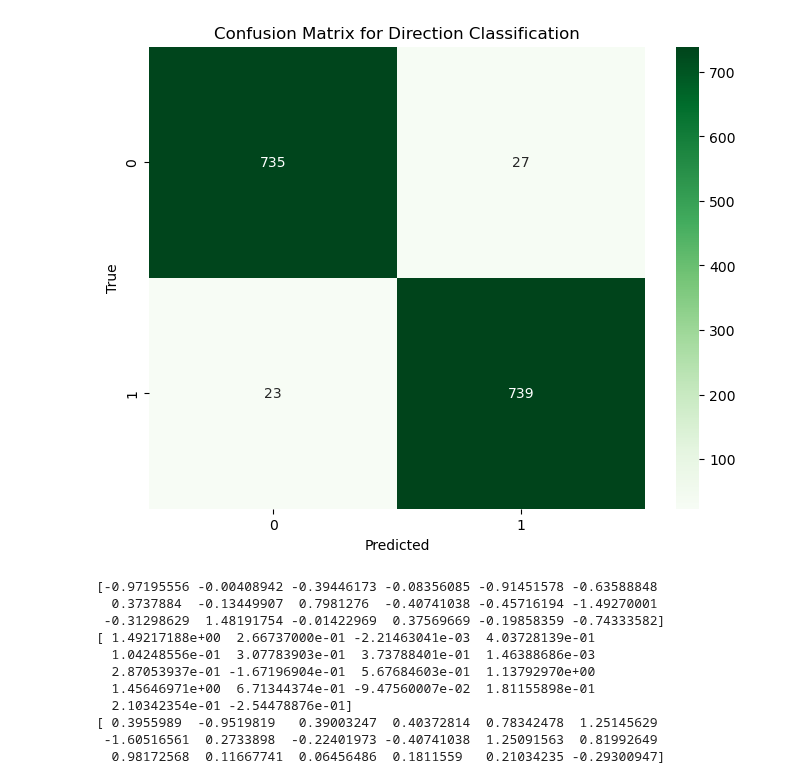
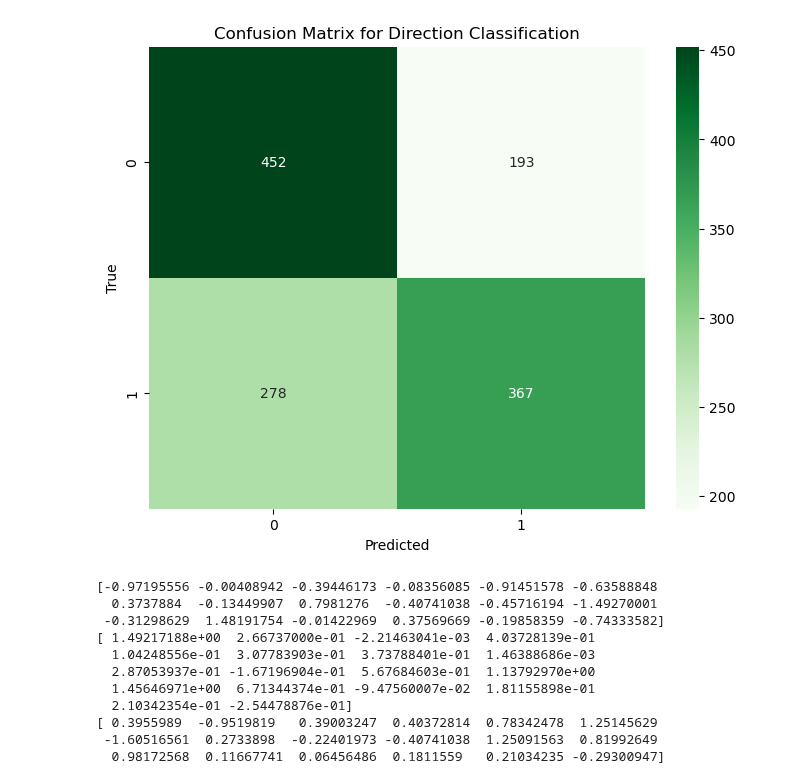
Before and after one commit to Logan-Kelsch/-ES-NN-test1, a Jupyter notebook: NN/NN_V3.0/dual_model.ipynb, the cells around one changed output. Saved outputs shown, nothing was run; the diff lists cells and outputs as text; code cells hidden in the pictures.

Commit message:
data-recollection and formatting

```diff
--- a/NN/NN_V3.0/dual_model.ipynb
+++ b/NN/NN_V3.0/dual_model.ipynb
@@ -28,12 +28,14 @@ from imblearn.over_sampling import SMOTE
 #LOAD DATA FROM CSV-------------------------------------------------------
 
 # Load the dataset
-data = pd.read_csv('catted_1.csv')
+data = pd.read_csv('catted_4.csv')
 
+#      'MOVE' 'DIR'
+testFor = 'MOVE'
 #testing random feature drops
 #TREND
 '''
-
+#data = data.drop(columns='FT')
 data = data.drop(columns='vel5')
 data = data.drop(columns='vel10')
 data = data.drop(columns='vel15')
@@ -53,7 +55,7 @@ data = data.drop(columns='NQ_diff')
 '''
 #PARTICIPATION
 
-
+'''
 #data = data.drop(columns='vol')
 data = data.drop(columns='vol10')
 data = data.drop(columns='vol15')
@@ -70,23 +72,24 @@ data = data.drop(columns='vpm10')
 data = data.drop(columns='vpm15')
 data = data.drop(columns='vpm30')
 data = data.drop(columns='vpm60')
-
+#data = data.drop(columns='ToD')
+#data = data.drop(columns='DoW')
+'''
 #CALENDAR
 
-#data = data.drop(columns='ToD')
-#data = data.drop(columns='DoW')
+
 #--------------------------------------
 #SOLUTION------------------------------
-#data = data.drop(columns='DIR')
-data = data.drop(columns='MOVE')
-#--------------------------------------
-#--------------------------------------
-data = data.drop(columns='FT')
+match testFor:
+    case 'MOVE':
+        data = data.drop(columns='DIR')
+    case _:
+        data = data.drop(columns='MOVE')
+
+
 data = data.drop(columns='FT.1')
 data = data.drop(columns='FT.2')
-#TEMP DROP PRE-DUAL-OUTPUT NN
 
-#data = data.drop(columns='CLASS')
 
 
 #confirming X and Y features post training
@@ -111,22 +114,23 @@ print(dict(zip(unique,counts)))
 #data = data.drop(data[data['feature'] condition].index)
 data = data.drop(data[data['MO'] < 1].index)
 
-upRows = data.drop(data[data['DIR'] != 'up'].index)
-dnRows = data.drop(data[data['DIR'] != 'dn'].index)
-#mvRows = data.drop(data[data['MOVE'] != 'mv'].index)
-#nmRows = data.drop(data[data['MOVE'] != 'nm'].index)
-
-#smallestClass = min(mvRows.index.size, nmRows.index.size)
-smallestClass = min(upRows.index.size, dnRows.index.size)
+match testFor:
+    case 'DIR':
+        upRows = data.drop(data[data['DIR'] != 'up'].index)
+        dnRows = data.drop(data[data['DIR'] != 'dn'].index)
+        smallestClass = min(upRows.index.size, dnRows.index.size)
+        upRows = upRows.iloc[0:smallestClass]
+        dnRows = dnRows.iloc[0:smallestClass]
+        optData = pd.concat([upRows, dnRows],axis=0)
+    case _:
+        mvRows = data.drop(data[data['MOVE'] != 'mv'].index)
+        nmRows = data.drop(data[data['MOVE'] != 'nm'].index)
+        smallestClass = min(mvRows.index.size, nmRows.index.size)
+        mvRows = mvRows.iloc[0:smallestClass]
+        nmRows = nmRows.iloc[0:smallestClass]
+        optData = pd.concat([mvRows, nmRows],axis=0)
 print('Smallest Class Size:',smallestClass,'\n')
 
-upRows = upRows.iloc[0:smallestClass]
-dnRows = dnRows.iloc[0:smallestClass]
-#mvRows = mvRows.iloc[0:smallestClass]#-2500]
-#nmRows = nmRows.iloc[0:smallestClass]#-2500]
-
-optData = pd.concat([upRows, dnRows],axis=0)
-#optData = pd.concat([mvRows, nmRows],axis=0)
 
 print("OCCURANCES IN OPT DATA FOR ", Yfeatures, ": ", sep='')
 unique, counts = np.unique(optData.iloc[:, -1].values, return_counts=True)
@@ -235,7 +239,7 @@ def loss_PunishReward(y_true, y_pred):
     bce = tf.keras.losses.binary_crossentropy(y_true, y_pred)
 
     # Define penalties for false negatives (y_true = 1, y_pred = 0)
-    false_negatives_penalty = 2.0  # Penalty for false negatives
+    false_negatives_penalty = 0.0  # Penalty for false negatives
     false_positives_penalty = 2.0  # Penalty for false positives
 
     # Define reward for true positives (y_true = 1, y_pred = 1)
@@ -361,9 +365,9 @@ from keras.optimizers.schedules import ExponentialDecay
 lr_schedule = ExponentialDecay(
     #good rough val to start, .25, good val to end at .0015.
     #5k epoch should be: .25, 8565, .9995, true
-    0.00025,
-    decay_steps=160,
-    decay_rate=.999,
+    0.05,
+    decay_steps=186,
+    decay_rate=.96,
     staircase=True)
 
 opt1 = SGD(learning_rate=0.0001)
@@ -372,22 +376,22 @@ opt3 = SGD(learning_rate=lr_schedule)
 
 #BUILD AND LOAD MODEL__________________________________________________________________________________________
 
-metric_callback = MetricBalancingCallback(metric='recall')
+metric_callback = MetricBalancingCallback(metric='accuracy')
 
 def build_model():
     model = tf.keras.Sequential([#currently 17 total features
-        tf.keras.layers.Dense(1024,kernel_initializer='he_normal',kernel_regularizer=tf.keras.regularizers.l2(0.01)),
-        tf.keras.layers.BatchNormalization(),
-        tf.keras.layers.Activation('relu'),
-        tf.keras.layers.Dropout(0.20),
-        tf.keras.layers.Dense(512,kernel_initializer='he_normal',kernel_regularizer=tf.keras.regularizers.l2(0.01)),
-        tf.keras.layers.BatchNormalization(),
-        tf.keras.layers.Activation('relu'),
-        tf.keras.layers.Dropout(0.20),
-        tf.keras.layers.Dense(512,kernel_initializer='he_normal',kernel_regularizer=tf.keras.regularizers.l2(0.01)),#,  kernel_regularizer=tf.keras.regularizers.l2(0.05)),
-        tf.keras.layers.BatchNormalization(),
-        tf.keras.layers.Activation('relu'),
-        tf.keras.layers.Dropout(0.20),
+        tf.keras.layers.Dense(2048),#,kernel_initializer='he_normal',kernel_regularizer=tf.keras.regularizers.l2(0.01)),
+        #tf.keras.layers.BatchNormalization(),
+        tf.keras.layers.Activation('leaky_relu'),
+        #tf.keras.layers.Dropout(0.40),
+        tf.keras.layers.Dense(1024),#,kernel_initializer='he_normal',kernel_regularizer=tf.keras.regularizers.l2(0.01)),
+        #tf.keras.layers.BatchNormalization(),
+        tf.keras.layers.Activation('leaky_relu'),
+        #tf.keras.layers.Dropout(0.40),
+        tf.keras.layers.Dense(512),#,kernel_initializer='he_normal',kernel_regularizer=tf.keras.regularizers.l2(0.01)),
+        #tf.keras.layers.BatchNormalization(),
+        tf.keras.layers.Activation('leaky_relu'),
+        #tf.keras.layers.Dropout(0.40),
         #tf.keras.layers.Dense(64),#, kernel_regularizer=tf.keras.regularizers.l2(0.05)),
         #tf.keras.layers.BatchNormalization(),
         #tf.keras.layers.Activation('leaky_relu'),
@@ -415,13 +419,13 @@ def load_model():
 
 #TRAIN THE MODEL WITH CUSTOMIZABLE EPOCHS-------------------------------------------------------
 
-epochs = 1
+epochs = 50
 
 early_stopping = EarlyStopping(monitor='val_recall', patience=250, mode='max', restore_best_weights=True)
 
 model = build_model()
 loaded_model = load_model()
-history = loaded_model.fit(X_train, y_train, epochs=epochs, validation_split=0.2,\
+history = model.fit(X_train, y_train, epochs=epochs, validation_split=0.2,\
                     shuffle=True, verbose=1, validation_data=(X_test, y_test),\
                     class_weight=cw, callbacks=[metric_callback])
 
@@ -489,7 +493,7 @@ plt.show()
 '''
 
 #predicting the test set results
-y_pred = loaded_model.predict(X_test)
+y_pred = model.predict(X_test)
 y_pred = y_pred > 0.5 # Predictions to class indices
 
 # Create the confusion matrix
@@ -532,4 +537,4 @@ Epoch 1 - Train Recall: 0.9337 - Val Recall: 0.9698
-[figure, old version]
+[figure, new version]
 # %%
 # Save the model
 loaded_model.save('dm_MOVE_V2.keras')
```
Also changed, not shown: parts of 1 cell of this notebook, 19 other files.
